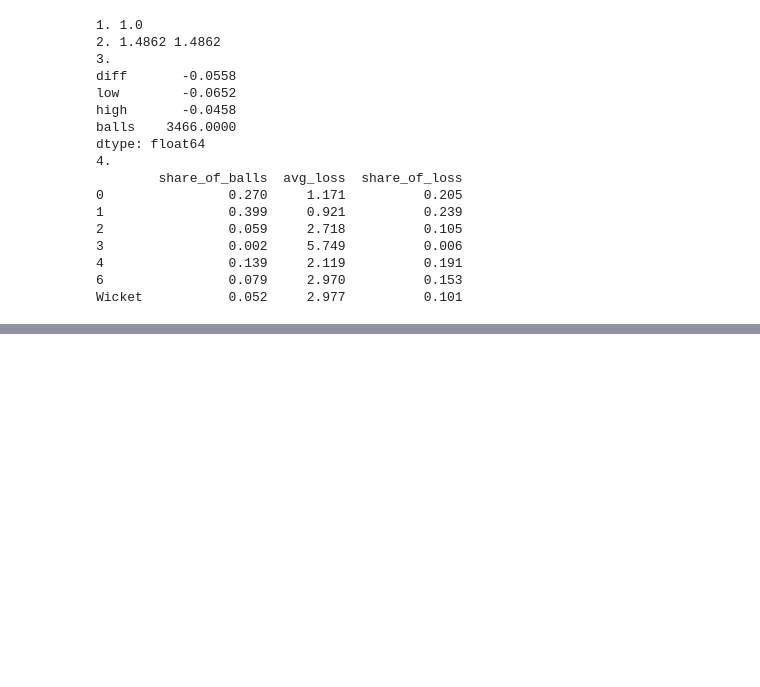
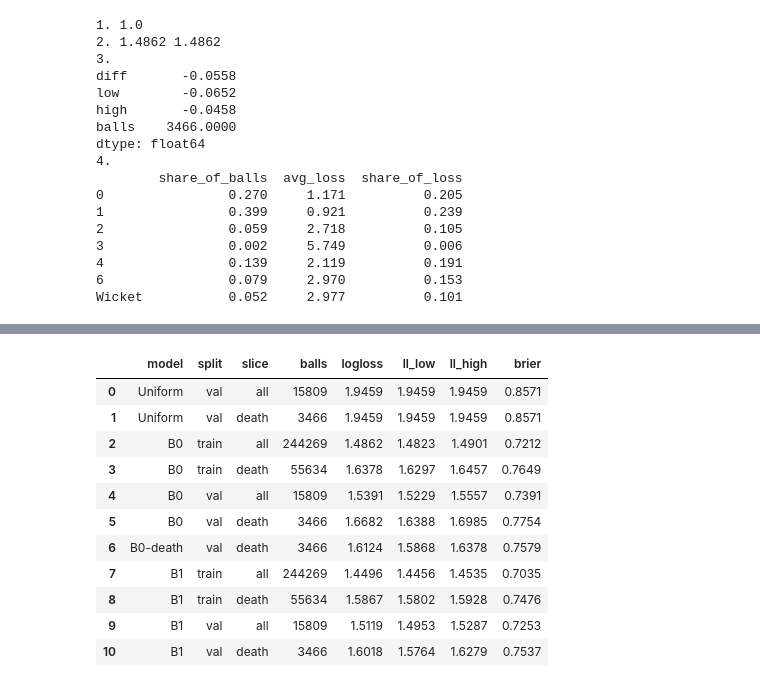
Before and after one commit to arjunnamburi/ml_death_overs_ipl, a Jupyter notebook: notebooks/models.ipynb, the cells around one changed output, grey strips where cells are left out. Saved outputs shown, nothing was run; the diff lists cells and outputs as text; code cells hidden in the pictures; blank space fills up the shorter version.

```diff
--- a/notebooks/models.ipynb
+++ b/notebooks/models.ipynb
@@ -182,0 +329,15 @@ Wicket           0.052     2.977          0.101
+# %%
+pd.DataFrame(results).round(4)
+# %% [output]
+|  | model | split | slice | balls | logloss | ll_low | ll_high | brier |
+| 0 | Uniform | val | all | 15809 | 1.9459 | 1.9459 | 1.9459 | 0.8571 |
+| 1 | Uniform | val | death | 3466 | 1.9459 | 1.9459 | 1.9459 | 0.8571 |
+| 2 | B0 | train | all | 244269 | 1.4862 | 1.4823 | 1.4901 | 0.7212 |
+| 3 | B0 | train | death | 55634 | 1.6378 | 1.6297 | 1.6457 | 0.7649 |
+| 4 | B0 | val | all | 15809 | 1.5391 | 1.5229 | 1.5557 | 0.7391 |
+| 5 | B0 | val | death | 3466 | 1.6682 | 1.6388 | 1.6985 | 0.7754 |
+| 6 | B0-death | val | death | 3466 | 1.6124 | 1.5868 | 1.6378 | 0.7579 |
+| 7 | B1 | train | all | 244269 | 1.4496 | 1.4456 | 1.4535 | 0.7035 |
+| 8 | B1 | train | death | 55634 | 1.5867 | 1.5802 | 1.5928 | 0.7476 |
+| 9 | B1 | val | all | 15809 | 1.5119 | 1.4953 | 1.5287 | 0.7253 |
+| 10 | B1 | val | death | 3466 | 1.6018 | 1.5764 | 1.6279 | 0.7537 |
```
Also changed, not shown: parts of 6 cells of this notebook.
